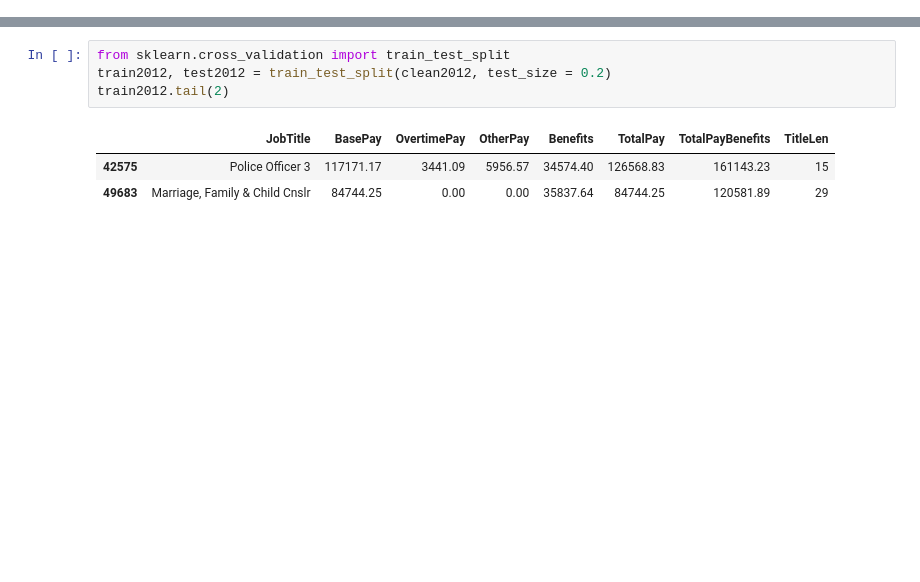
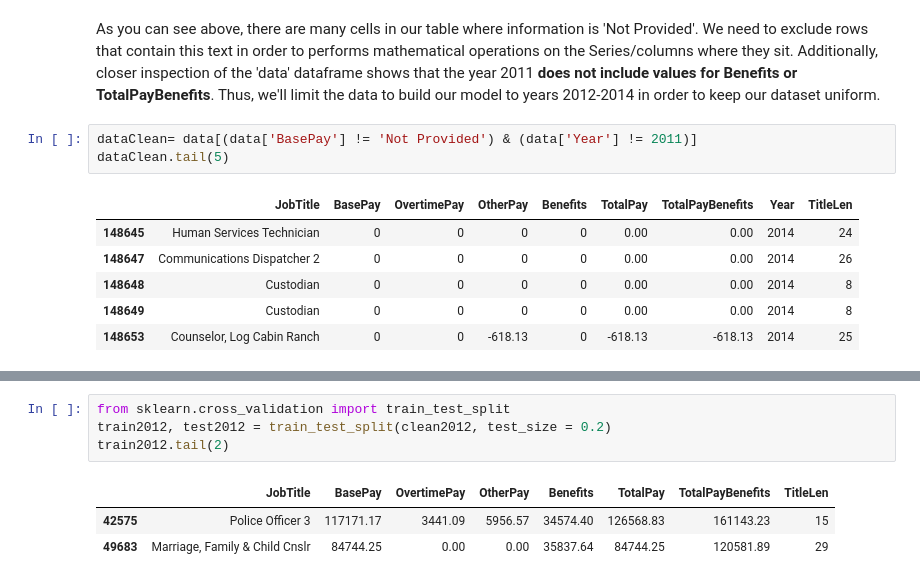
Before and after one commit to ramalldf/informatics, a Jupyter notebook: sf_otherpay_predict.ipynb, the cells around one changed output, grey strips where cells are left out. Drawn from its saved outputs; the diff is of its cells as text; blank space fills up the shorter version.

```diff
--- a/sf_otherpay_predict.ipynb
+++ b/sf_otherpay_predict.ipynb
@@ -41,0 +66,12 @@ clean2012= objects[1]
+# %% [markdown]
+As you can see above, there are many cells in our table where information is 'Not Provided'. We need to exclude rows that contain this text in order to performs mathematical operations on the Series/columns where they sit. Additionally, closer inspection of the 'data' dataframe shows that the year 2011 <strong>does not include values for Benefits or TotalPayBenefits</strong>. Thus, we'll limit the data to build our model to years 2012-2014 in order to keep our dataset uniform.
+# %%
+dataClean= data[(data['BasePay'] != 'Not Provided') & (data['Year'] != 2011)]
+dataClean.tail(5)
+# %% [output]
+|  | JobTitle | BasePay | OvertimePay | OtherPay | Benefits | TotalPay | TotalPayBenefits | Year | TitleLen |
+| 148645 | Human Services Technician | 0 | 0 | 0 | 0 | 0.00 | 0.00 | 2014 | 24 |
+| 148647 | Communications Dispatcher 2 | 0 | 0 | 0 | 0 | 0.00 | 0.00 | 2014 | 26 |
+| 148648 | Custodian | 0 | 0 | 0 | 0 | 0.00 | 0.00 | 2014 | 8 |
+| 148649 | Custodian | 0 | 0 | 0 | 0 | 0.00 | 0.00 | 2014 | 8 |
+| 148653 | Counselor, Log Cabin Ranch | 0 | 0 | -618.13 | 0 | -618.13 | -618.13 | 2014 | 25 |
```
Also changed, not shown: parts of 26 cells of this notebook.
